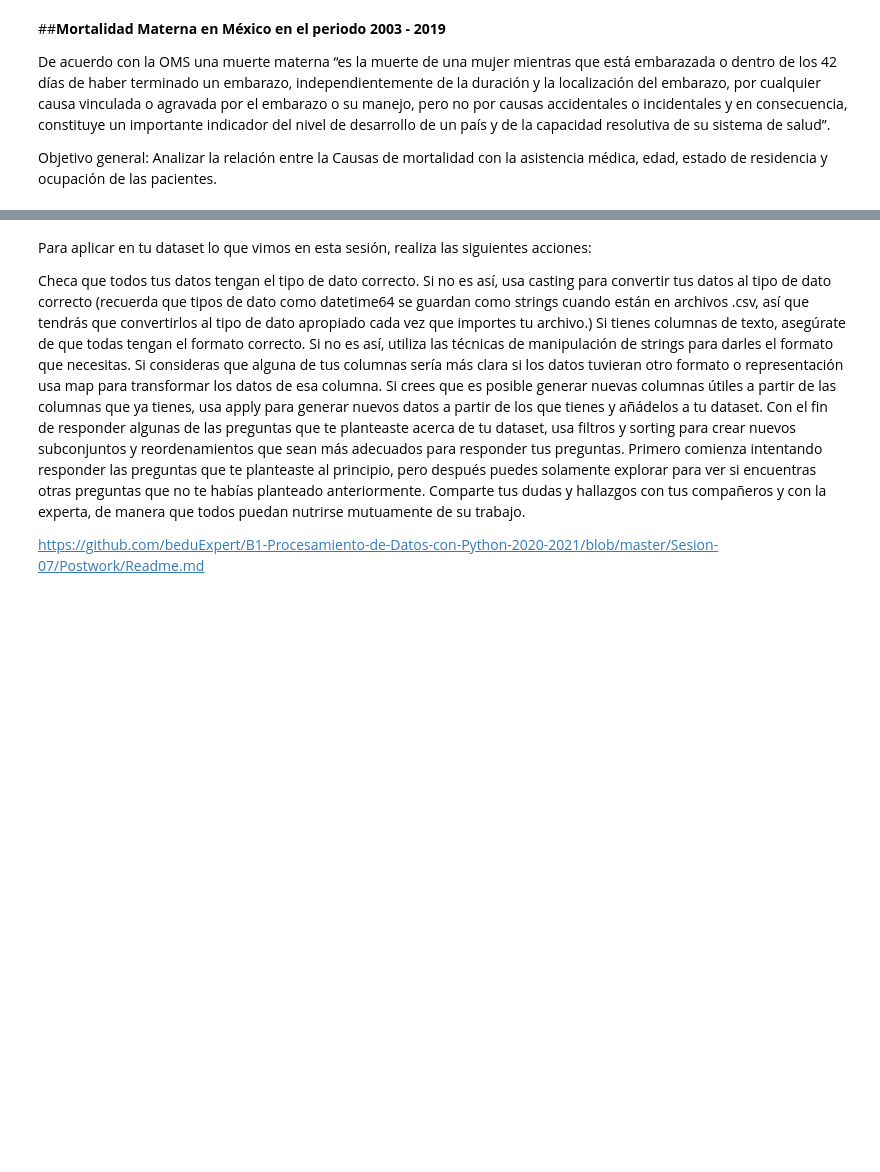
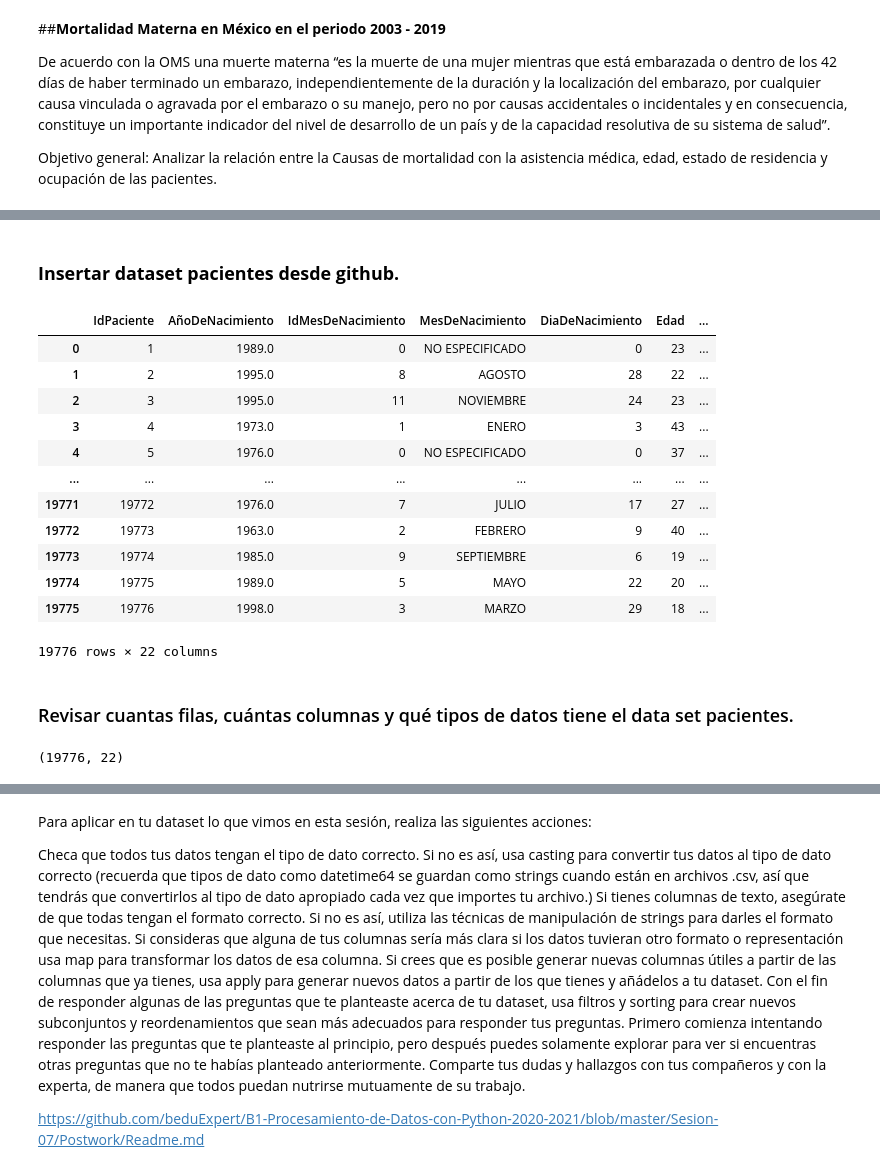
Before and after one commit to almamelisa/Proyecto_final_Procesamiento_de_datos_Python, a Jupyter notebook: proyecto_final_modulo_3.ipynb, the cells around one changed output, grey strips where cells are left out. Drawn from its saved outputs; the diff is of its cells as text; code cells hidden in the pictures; blank space fills up the shorter version.

```diff
--- a/proyecto_final_modulo_3.ipynb
+++ b/proyecto_final_modulo_3.ipynb
@@ -62,0 +141,27 @@ reenombrar columnas https://github.com/beduExpert/B1-Procesamiento-de-Datos-con-
+# %% [markdown]
+### **Insertar dataset pacientes desde github.**
+# %%
+url_2 = 'https://raw.githubusercontent.com/almamelisa/Proyecto_final_Procesamiento_de_datos_Python/main/Pacientes.csv'
+df_pacientes = pd.read_csv(url_2, sep=";")
+# %%
+df_pacientes
+# %% [output]
+|  | IdPaciente | AñoDeNacimiento | IdMesDeNacimiento | MesDeNacimiento | DiaDeNacimiento | Edad | ... |
+| 0 | 1 | 1989.0 | 0 | NO ESPECIFICADO | 0 | 23 | ... |
+| 1 | 2 | 1995.0 | 8 | AGOSTO | 28 | 22 | ... |
+| 2 | 3 | 1995.0 | 11 | NOVIEMBRE | 24 | 23 | ... |
+| 3 | 4 | 1973.0 | 1 | ENERO | 3 | 43 | ... |
+| 4 | 5 | 1976.0 | 0 | NO ESPECIFICADO | 0 | 37 | ... |
+| ... | ... | ... | ... | ... | ... | ... | ... |
+| 19771 | 19772 | 1976.0 | 7 | JULIO | 17 | 27 | ... |
+| 19772 | 19773 | 1963.0 | 2 | FEBRERO | 9 | 40 | ... |
+| 19773 | 19774 | 1985.0 | 9 | SEPTIEMBRE | 6 | 19 | ... |
+| 19774 | 19775 | 1989.0 | 5 | MAYO | 22 | 20 | ... |
+| 19775 | 19776 | 1998.0 | 3 | MARZO | 29 | 18 | ... |
+19776 rows × 22 columns
+# %% [markdown]
+### Revisar cuantas filas, cuántas columnas y qué tipos de datos tiene el data set pacientes.
+# %%
+df_pacientes.shape
+# %% [output]
+(19776, 22)
```
Also changed, not shown: parts of 28 cells of this notebook.
